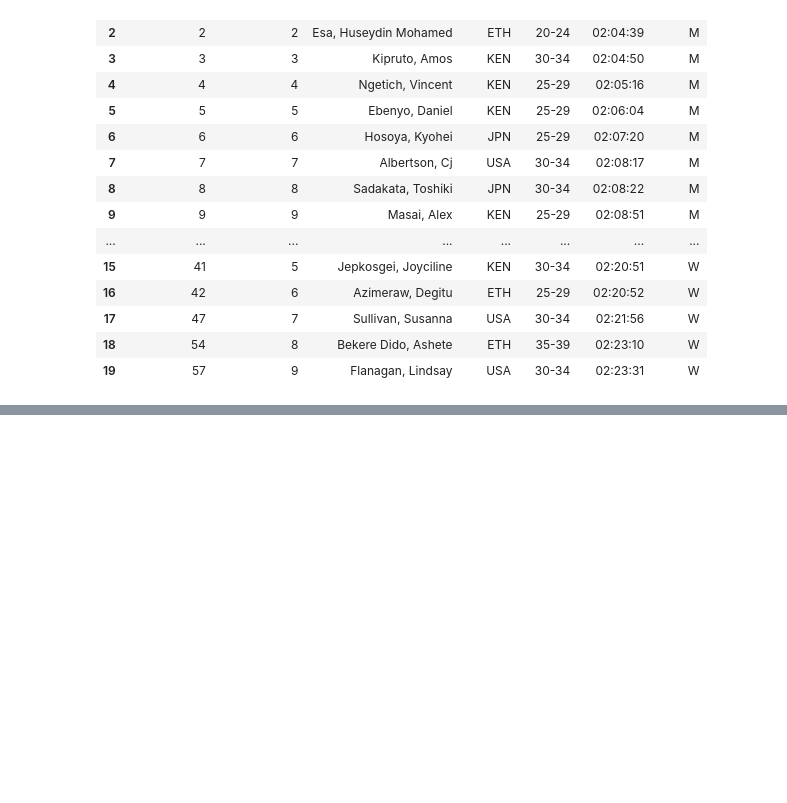
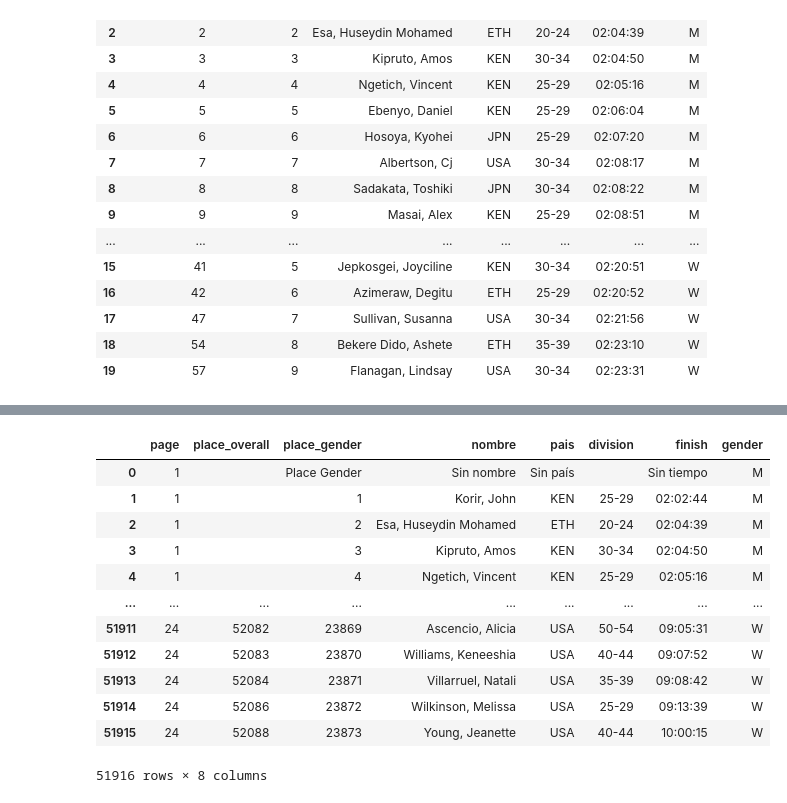
Before and after one commit to Gonzalo8julian/16.PROYECTO_FINAL, a Jupyter notebook: 2. ETL Y PREPROCESAMIENTO/jupyters/scrap_chicagomarathon.ipynb, the cells around one changed output, grey strips where cells are left out. Cells and saved outputs as stored; diff of their text form; code cells hidden in the pictures; blank space fills up the shorter version.

```diff
--- a/2. ETL Y PREPROCESAMIENTO/jupyters/scrap_chicagomarathon.ipynb
+++ b/2. ETL Y PREPROCESAMIENTO/jupyters/scrap_chicagomarathon.ipynb
@@ -173,0 +278,16 @@ df_chicago.to_csv("../data/ejemplo_10_resultados_chicago_marathon_2024.csv", ind
+# %%
+df_total_chicago
+# %% [output]
+|  | page | place_overall | place_gender | nombre | pais | division | finish | gender |
+| 0 | 1 |  | Place Gender | Sin nombre | Sin país |  | Sin tiempo | M |
+| 1 | 1 |  | 1 | Korir, John | KEN | 25-29 | 02:02:44 | M |
+| 2 | 1 |  | 2 | Esa, Huseydin Mohamed | ETH | 20-24 | 02:04:39 | M |
+| 3 | 1 |  | 3 | Kipruto, Amos | KEN | 30-34 | 02:04:50 | M |
+| 4 | 1 |  | 4 | Ngetich, Vincent | KEN | 25-29 | 02:05:16 | M |
+| ... | ... | ... | ... | ... | ... | ... | ... | ... |
+| 51911 | 24 | 52082 | 23869 | Ascencio, Alicia | USA | 50-54 | 09:05:31 | W |
+| 51912 | 24 | 52083 | 23870 | Williams, Keneeshia | USA | 40-44 | 09:07:52 | W |
+| 51913 | 24 | 52084 | 23871 | Villarruel, Natali | USA | 35-39 | 09:08:42 | W |
+| 51914 | 24 | 52086 | 23872 | Wilkinson, Melissa | USA | 25-29 | 09:13:39 | W |
+| 51915 | 24 | 52088 | 23873 | Young, Jeanette | USA | 40-44 | 10:00:15 | W |
+51916 rows × 8 columns
```
Also changed, not shown: parts of 4 cells of this notebook, 7 other files.
